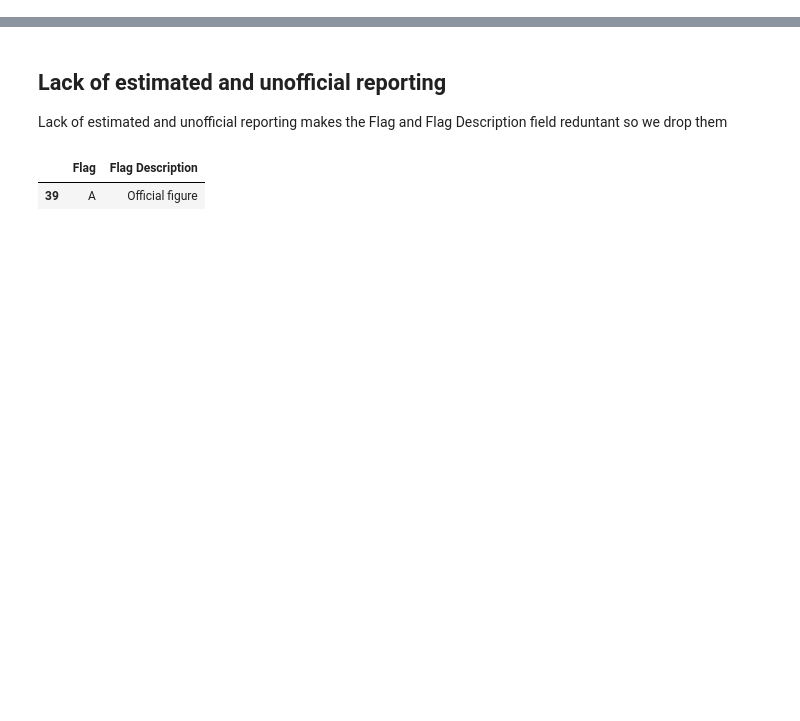
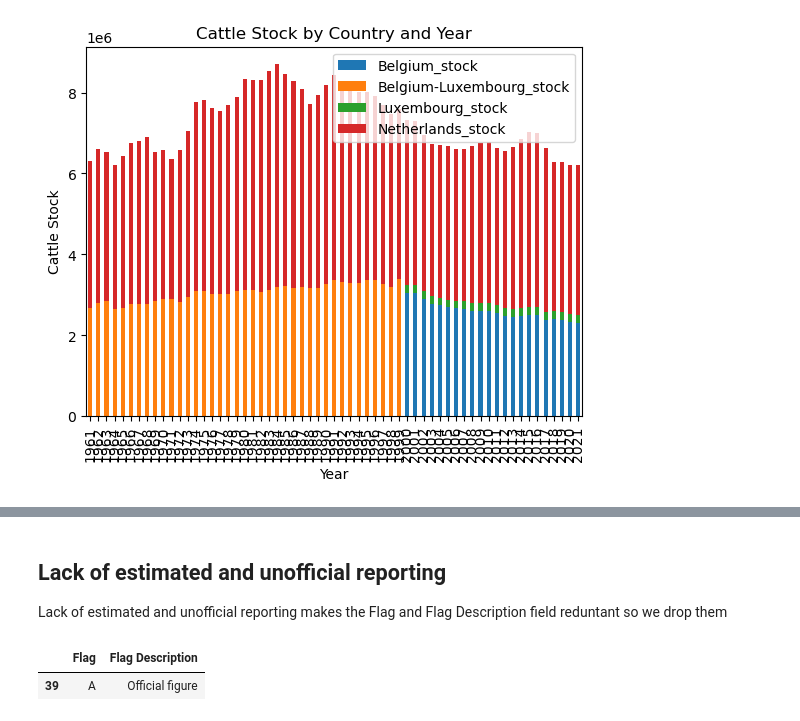
Before and after one commit to ronandownes/beef, a Jupyter notebook: 01_eda_beef.ipynb, the cells around one changed output, grey strips where cells are left out. Drawn from its saved outputs; the diff is of its cells as text; code cells hidden in the pictures; blank space fills up the shorter version.

```diff
--- a/01_eda_beef.ipynb
+++ b/01_eda_beef.ipynb
@@ -362,0 +166,9 @@ df = df.rename(columns={'Value': 'Stocks', 'Area': 'Country'}) #Renamed 'Value'
+# %%
+# Reshape the DataFrame with pivot()
+beluxPivot_df = belux_df.pivot(index='Year', columns='Area', values='Value')
+# Reshape the DataFrame with pivot()
+beneluxPivot_df = benelux_df.pivot(index='Year', columns='Area', values='Value')
+# Rename the columns of the pivot table
+beluxPivot=beluxPivot_df.columns = ['{}_stock'.format(col.replace(' ', '_')) for col in beluxPivot_df.columns]
+# Rename the columns of the pivot table
+beneluxPivot=beneluxPivot_df.columns = ['{}_stock'.format(col.replace(' ', '_')) for col in beneluxPivot_df.columns]
@@ -362,0 +213,15 @@ df = df.rename(columns={'Value': 'Stocks', 'Area': 'Country'}) #Renamed 'Value'
+# %%
+"""This block of code creates a stacked bar chart using Matplotlib
+to visualize the cattle stock in the Benelux region by country and year."""
+
+fig, ax = plt.subplots()
+
+beneluxPivot_df.plot(kind='bar', stacked=True, ax=ax)
+
+ax.set_xlabel('Year')
+ax.set_ylabel('Cattle Stock')
+ax.set_title('Cattle Stock by Country and Year')
+
+plt.show()
+# %% [output]
+[figure, added]
```
Also changed, not shown: parts of 68 cells of this notebook, 11 other files.
